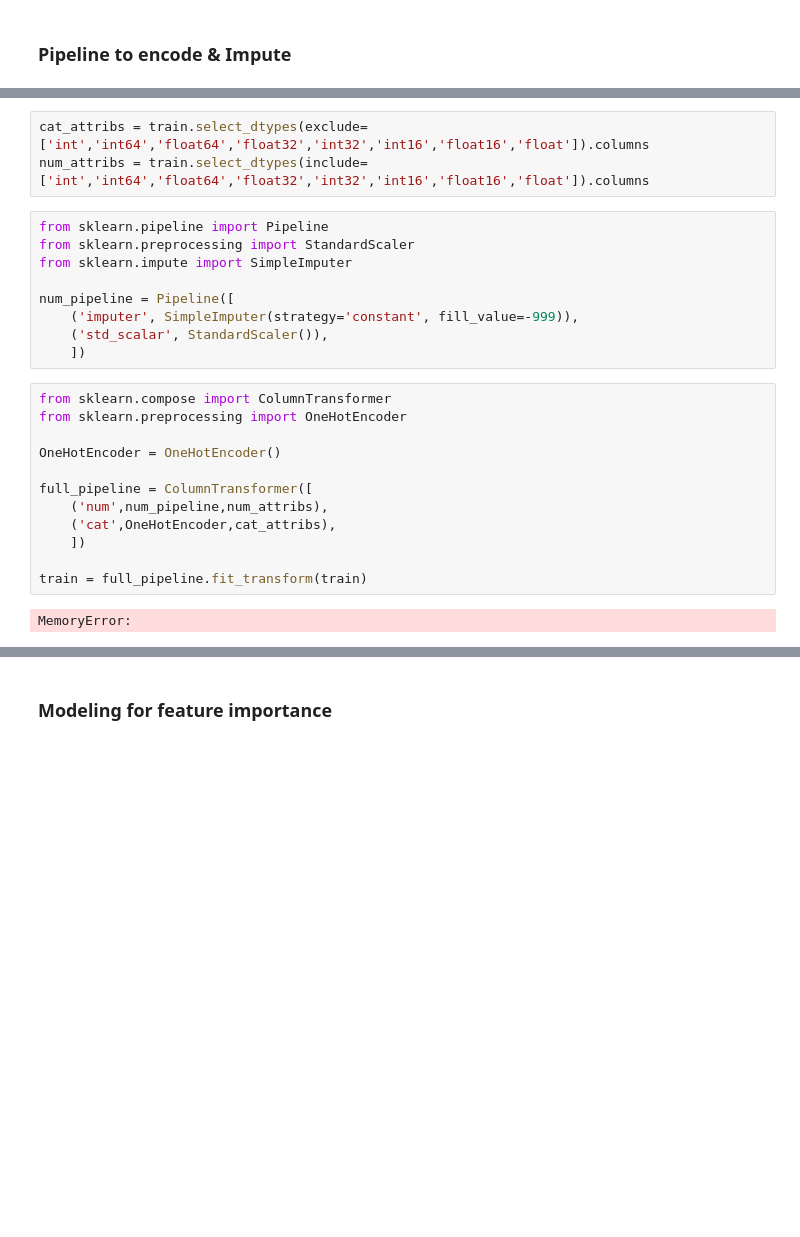
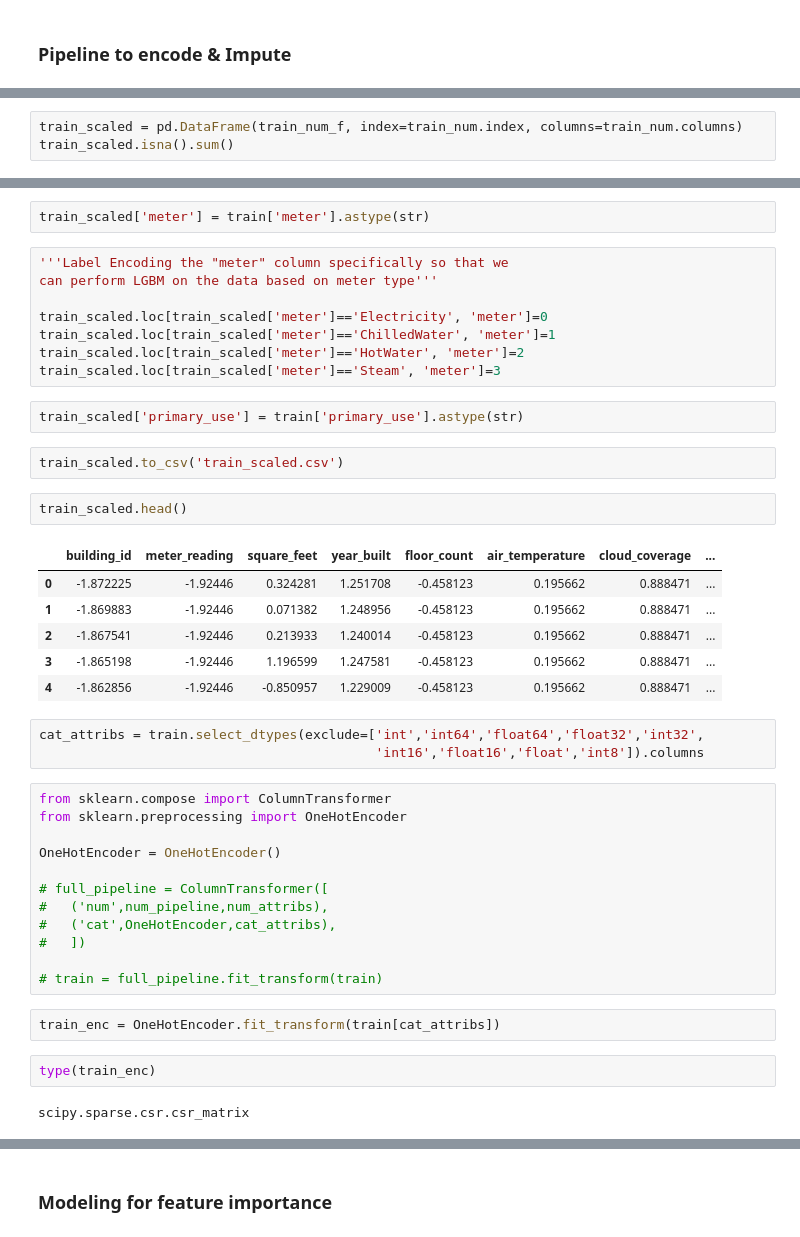
Before and after one commit to Luke-Gray/ASHRAE, a Jupyter notebook: Imputation & Encoding Pipeline.ipynb, the cells around one changed output, grey strips where cells are left out. Drawn from its saved outputs; the diff is of its cells as text; blank space fills up the shorter version.

```diff
--- a/Imputation & Encoding Pipeline.ipynb
+++ b/Imputation & Encoding Pipeline.ipynb
@@ -54,0 +144,3 @@ train.groupby('site_id').apply(lambda group: group.isna().sum())
+# %%
+train_scaled = pd.DataFrame(train_num_f, index=train_num.index, columns=train_num.columns)
+train_scaled.isna().sum()
@@ -55,26 +165,44 @@ train.groupby('site_id').apply(lambda group: group.isna().sum())
+# %%
+train_scaled['meter'] = train['meter'].astype(str)
+# %%
+'''Label Encoding the "meter" column specifically so that we
+can perform LGBM on the data based on meter type'''
+
+train_scaled.loc[train_scaled['meter']=='Electricity', 'meter']=0
+train_scaled.loc[train_scaled['meter']=='ChilledWater', 'meter']=1
+train_scaled.loc[train_scaled['meter']=='HotWater', 'meter']=2
+train_scaled.loc[train_scaled['meter']=='Steam', 'meter']=3
+# %%
+train_scaled['primary_use'] = train['primary_use'].astype(str)
+# %%
+train_scaled.to_csv('train_scaled.csv')
+# %%
+train_scaled.head()
+# %% [output]
+|  | building_id | meter_reading | square_feet | year_built | floor_count | air_temperature | cloud_coverage | ... |
+| 0 | -1.872225 | -1.92446 | 0.324281 | 1.251708 | -0.458123 | 0.195662 | 0.888471 | ... |
+| 1 | -1.869883 | -1.92446 | 0.071382 | 1.248956 | -0.458123 | 0.195662 | 0.888471 | ... |
+| 2 | -1.867541 | -1.92446 | 0.213933 | 1.240014 | -0.458123 | 0.195662 | 0.888471 | ... |
+| 3 | -1.865198 | -1.92446 | 1.196599 | 1.247581 | -0.458123 | 0.195662 | 0.888471 | ... |
+| 4 | -1.862856 | -1.92446 | -0.850957 | 1.229009 | -0.458123 | 0.195662 | 0.888471 | ... |
 # %%
-cat_attribs = train.select_dtypes(exclude=['int','int64','float64','float32','int32','int16','float16','float']).columns
-num_attribs = train.select_dtypes(include=['int','int64','float64','float32','int32','int16','float16','float']).columns
+cat_attribs = train.select_dtypes(exclude=['int','int64','float64','float32','int32',
+                                           'int16','float16','float','int8']).columns
-# %%
-from sklearn.pipeline import Pipeline
-from sklearn.preprocessing import StandardScaler
-from sklearn.impute import SimpleImputer
-
-num_pipeline = Pipeline([
-	('imputer', SimpleImputer(strategy='constant', fill_value=-999)),
-	('std_scalar', StandardScaler()),
-	])
 # %%
 from sklearn.compose import ColumnTransformer
 from sklearn.preprocessing import OneHotEncoder
 
 OneHotEncoder = OneHotEncoder()
 
-full_pipeline = ColumnTransformer([
-	('num',num_pipeline,num_attribs),
-	('cat',OneHotEncoder,cat_attribs),
-	])
+# full_pipeline = ColumnTransformer([
+# 	('num',num_pipeline,num_attribs),
+# 	('cat',OneHotEncoder,cat_attribs),
+# 	])
 
-train = full_pipeline.fit_transform(train)
+# train = full_pipeline.fit_transform(train)
-# %% [output]
-MemoryError:
+# %%
+train_enc = OneHotEncoder.fit_transform(train[cat_attribs])
+# %%
+type(train_enc)
+# %% [output]
+scipy.sparse.csr.csr_matrix
```
Also changed, not shown: parts of 15 cells of this notebook.
